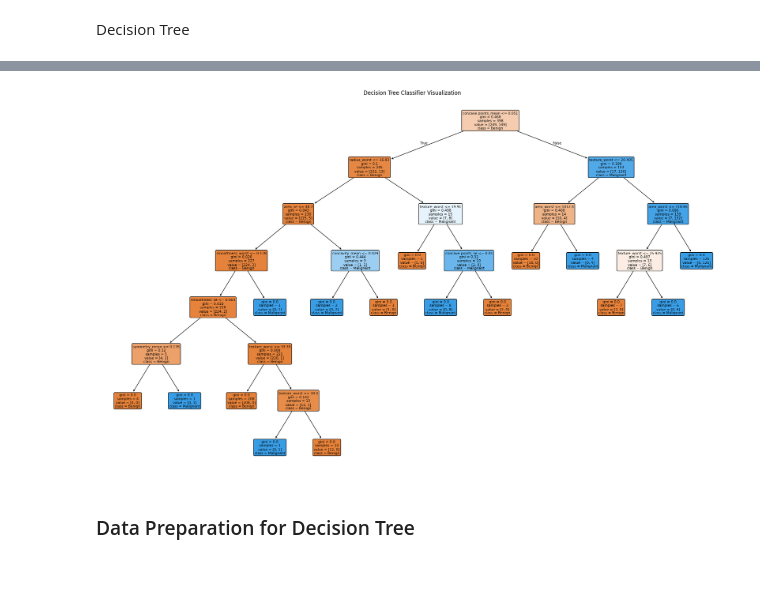
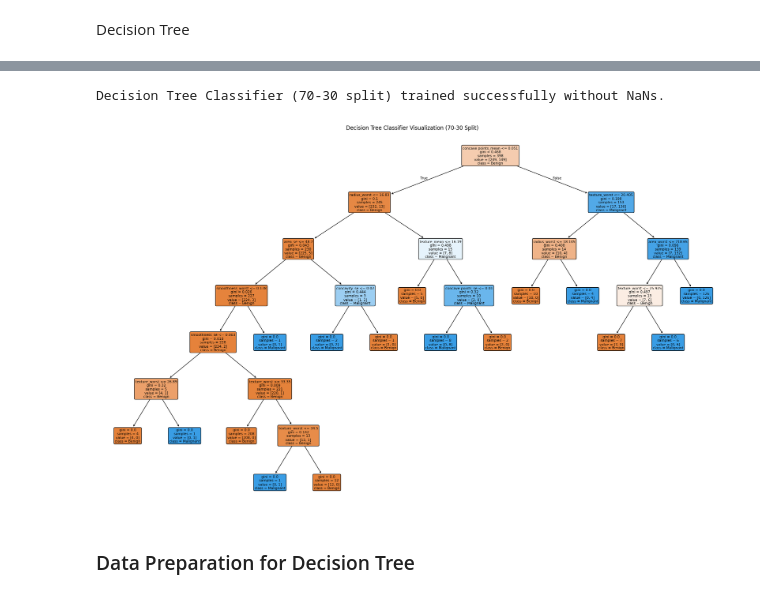
Before and after one commit to shivampatle2004/Machine-Learning-, a Jupyter notebook: DecisionTree_shivampatle_cs23186.ipynb, the cells around one changed output, grey strips where cells are left out. Drawn from its saved outputs; the diff is of its cells as text; code cells hidden in the pictures.

```diff
--- a/DecisionTree_shivampatle_cs23186.ipynb
+++ b/DecisionTree_shivampatle_cs23186.ipynb
@@ -26,0 +13,26 @@ display(df.head())
+# %%
+import pandas as pd
+from sklearn.model_selection import train_test_split
+from sklearn.tree import DecisionTreeClassifier
+from sklearn.metrics import accuracy_score, precision_score, recall_score, f1_score, confusion_matrix, roc_curve, auc
+import matplotlib.pyplot as plt
+
+# 1. Load Data
+path = "/content/drive/MyDrive/ml_dataset/BreastCancer.csv"
+df = pd.read_csv(path)
+
+# 2. Preprocessing
+# Map diagnosis to binary
+df['diagnosis'] = df['diagnosis'].map({'M': 1, 'B': 0})
+# Drop 'id' and any columns with all NaNs (like 'Unnamed: 32' if present)
+df = df.dropna(axis=1, how='all')
+X = df.drop(['id', 'diagnosis'], axis=1)
+y = df['diagnosis']
+
+# 3. Data Splitting
+# 70-30 Split
+X_train70, X_test70, y_train70, y_test70 = train_test_split(X, y, test_size=0.3, random_state=42)
+# 80-20 Split
+X_train80, X_test80, y_train80, y_test80 = train_test_split(X, y, test_size=0.2, random_state=42)
+
+print("Data loaded and split successfully.")
@@ -27,13 +52,27 @@ display(df.head())
+# %%
+from sklearn.tree import DecisionTreeClassifier
+
+# Ensure we use the cleaned 70-30 split data from cell eabf15eb
+# Initialize the Decision Tree Classifier
+dtree_70 = DecisionTreeClassifier(random_state=42)
+
+# Train the model using the 70-30 training set
+dtree_70.fit(X_train70, y_train70)
+
+print("Decision Tree Classifier (70-30 split) trained successfully without NaNs.")
+# %% [output]
+Decision Tree Classifier (70-30 split) trained successfully without NaNs.
 # %%
 import matplotlib.pyplot as plt
 from sklearn.tree import plot_tree
 
+# Visualizing the fitted dtree_70 model
 plt.figure(figsize=(25, 15))
-plot_tree(dtree, filled=True, feature_names=X.columns.tolist(), class_names=['Benign', 'Malignant'], rounded=True)
-plt.title("Decision Tree Classifier Visualization")
+plot_tree(dtree_70, filled=True, feature_names=X.columns.tolist(), class_names=['Benign', 'Malignant'], rounded=True)
+plt.title("Decision Tree Classifier Visualization (70-30 Split)")
 plt.show()
 # %% [output]
-[figure, old version]
+[figure, new version]
 # %% [markdown]
 ### Data Preparation for Decision Tree
 # %%
```
Also changed, not shown: parts of 15 cells of this notebook.
